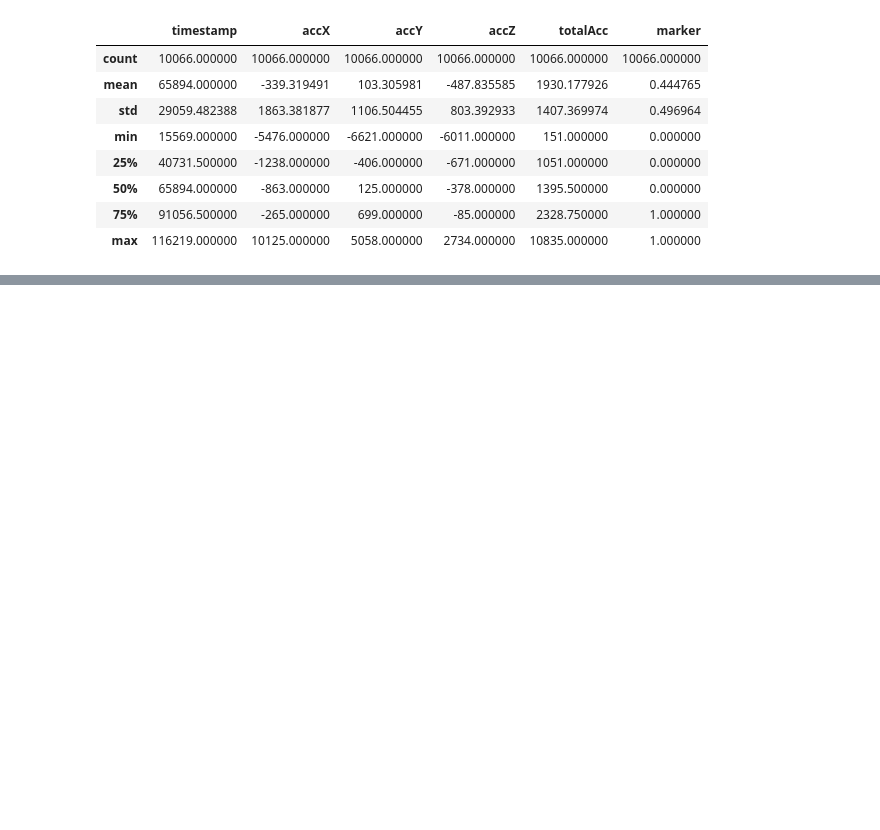
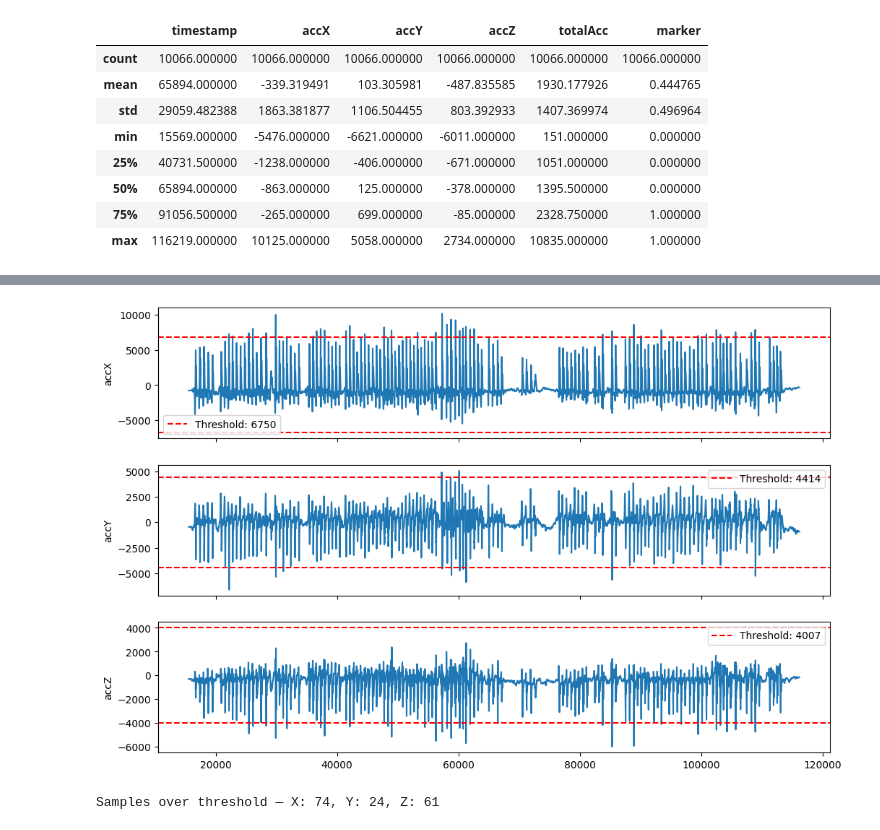
Before and after one commit to mickeydn/Boxing_glove, a Jupyter notebook: analysis/notebooks/initalpandas.ipynb, the cells around one changed output, grey strips where cells are left out. Saved outputs shown, nothing was run; the diff lists cells and outputs as text; code cells hidden in the pictures; blank space fills up the shorter version.

```diff
--- a/analysis/notebooks/initalpandas.ipynb
+++ b/analysis/notebooks/initalpandas.ipynb
@@ -31,0 +53,37 @@ df.describe()
+# %%
+# 2/3 af maksimum amplitude
+threshold_x = df_jab['accX'].abs().max() * (2/3)
+threshold_y = df_jab['accY'].abs().max() * (2/3)
+threshold_z = df_jab['accZ'].abs().max() * (2/3)
+
+fig, axes = plt.subplots(3, 1, figsize=(12, 8), sharex=True)
+
+axes[0].plot(df_jab['timestamp'], df_jab['accX'])
+axes[0].axhline(y=threshold_x, color='red', linestyle='--', label=f'Threshold: {threshold_x:.0f}')
+axes[0].axhline(y=-threshold_x, color='red', linestyle='--')
+axes[0].legend()
+axes[0].set_ylabel('accX')
+
+axes[1].plot(df_jab['timestamp'], df_jab['accY'])
+axes[1].axhline(y=threshold_y, color='red', linestyle='--', label=f'Threshold: {threshold_y:.0f}')
+axes[1].axhline(y=-threshold_y, color='red', linestyle='--')
+axes[1].legend()
+axes[1].set_ylabel('accY')
+
+axes[2].plot(df_jab['timestamp'], df_jab['accZ'])
+axes[2].axhline(y=threshold_z, color='red', linestyle='--', label=f'Threshold: {threshold_z:.0f}')
+axes[2].axhline(y=-threshold_z, color='red', linestyle='--')
+axes[2].legend()
+axes[2].set_ylabel('accZ')
+
+plt.show()
+
+# Tæl samples over threshold
+count_x = (df_jab['accX'].abs() > threshold_x).sum()
+count_y = (df_jab['accY'].abs() > threshold_y).sum()
+count_z = (df_jab['accZ'].abs() > threshold_z).sum()
+
+print(f"Samples over threshold — X: {count_x}, Y: {count_y}, Z: {count_z}")
+# %% [output]
+[figure, added]
+Samples over threshold — X: 74, Y: 24, Z: 61
```
Also changed, not shown: parts of 40 cells of this notebook, 5 other files.
